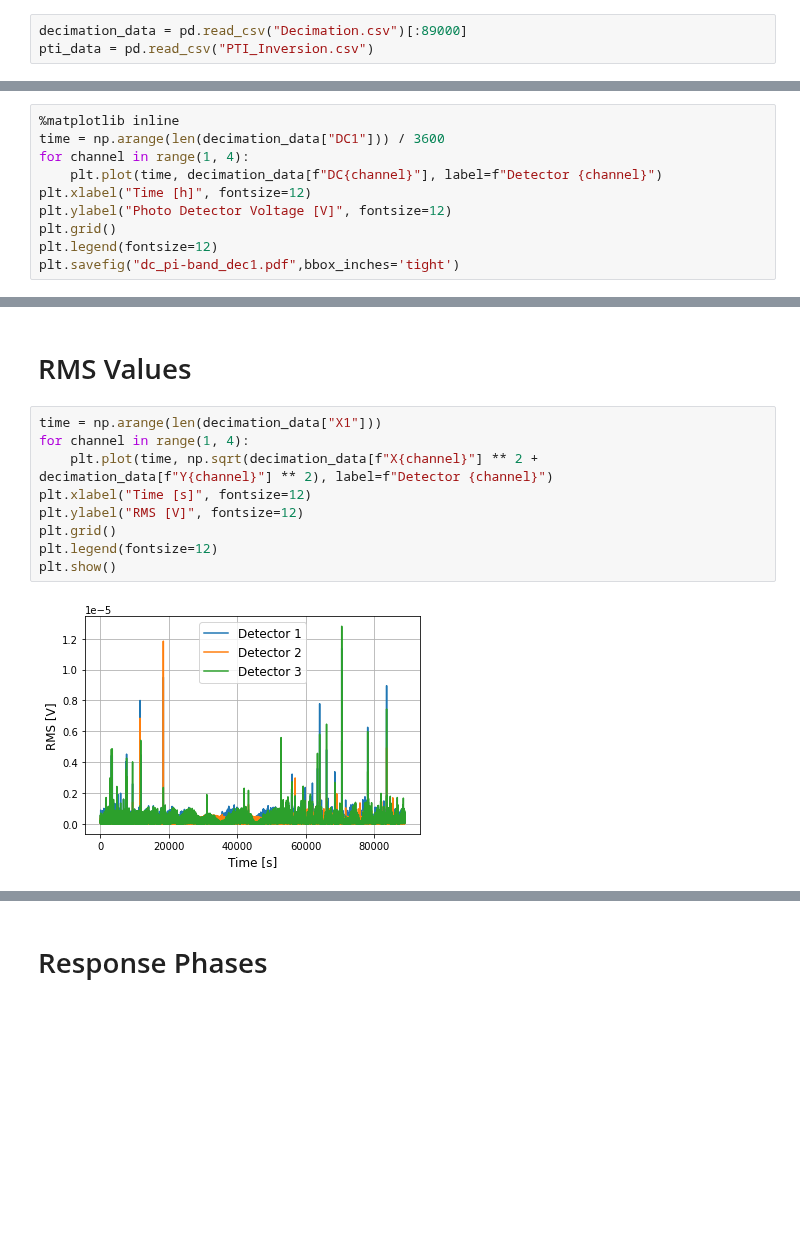
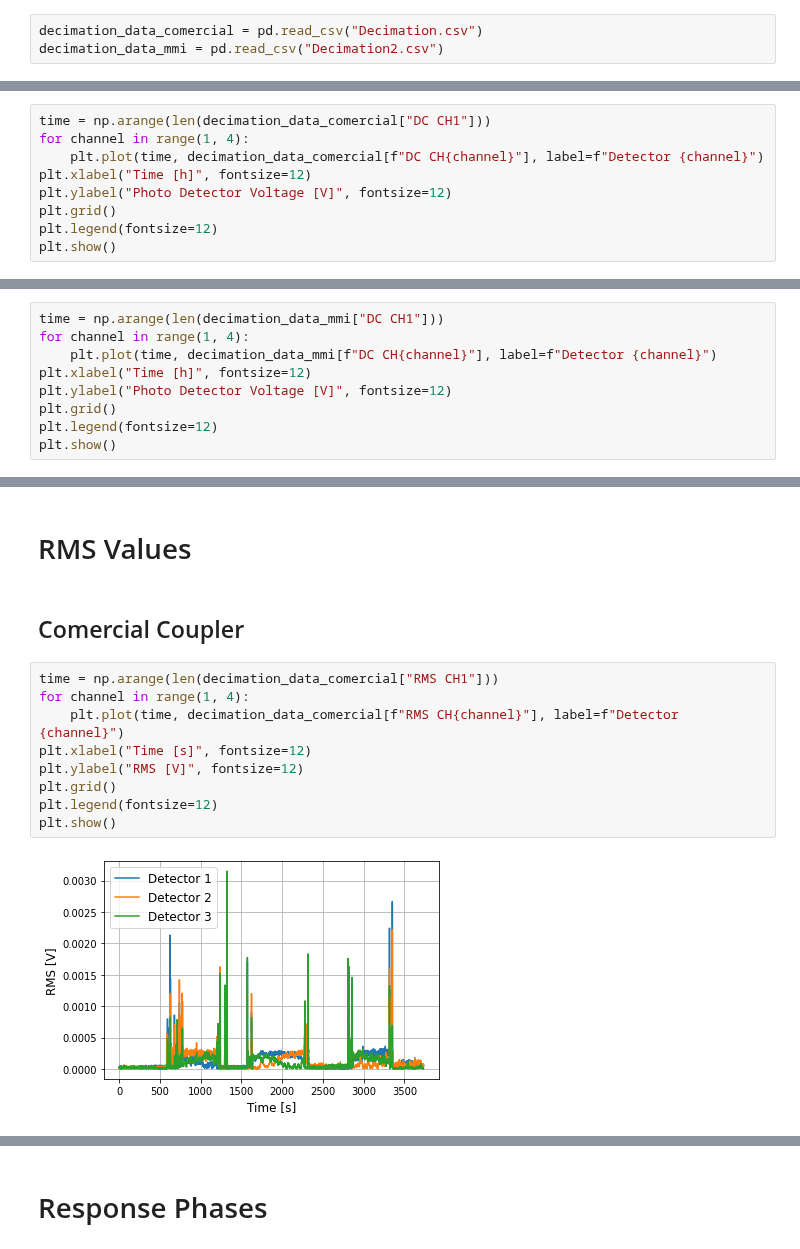
Before and after one commit to bilaljo/MiniPTI, a Jupyter notebook: notebooks/pti.ipynb, the cells around one changed output, grey strips where cells are left out. Drawn from its saved outputs; the diff is of its cells as text; blank space fills up the shorter version.

```diff
--- a/notebooks/pti.ipynb
+++ b/notebooks/pti.ipynb
@@ -6,7 +6,7 @@ from scipy.optimize import minimize
 # %%
 from phase_scan import PhaseScan
 # %%
-decimation_data = pd.read_csv("Decimation.csv")[:89000]
-pti_data = pd.read_csv("PTI_Inversion.csv")
+decimation_data_comercial = pd.read_csv("Decimation.csv")
+decimation_data_mmi = pd.read_csv("Decimation2.csv")
 # %% [markdown]
 # DC Values
@@ -13,11 +15,10 @@ pti_data = pd.read_csv("PTI_Inversion.csv")
 # %%
-%matplotlib inline
-time = np.arange(len(decimation_data["DC1"])) / 3600
+time = np.arange(len(decimation_data_comercial["DC CH1"]))
 for channel in range(1, 4):
-    plt.plot(time, decimation_data[f"DC{channel}"], label=f"Detector {channel}")
+    plt.plot(time, decimation_data_comercial[f"DC CH{channel}"], label=f"Detector {channel}")
 plt.xlabel("Time [h]", fontsize=12)
 plt.ylabel("Photo Detector Voltage [V]", fontsize=12)
 plt.grid()
 plt.legend(fontsize=12)
-plt.savefig("dc_pi-band_dec1.pdf",bbox_inches='tight')
+plt.show()
 # %% [output]
@@ -24,0 +28,9 @@ plt.savefig("dc_pi-band_dec1.pdf",bbox_inches='tight')
+# %%
+time = np.arange(len(decimation_data_mmi["DC CH1"]))
+for channel in range(1, 4):
+    plt.plot(time, decimation_data_mmi[f"DC CH{channel}"], label=f"Detector {channel}")
+plt.xlabel("Time [h]", fontsize=12)
+plt.ylabel("Photo Detector Voltage [V]", fontsize=12)
+plt.grid()
+plt.legend(fontsize=12)
+plt.show()
@@ -25,13 +39,15 @@ plt.savefig("dc_pi-band_dec1.pdf",bbox_inches='tight')
 # %% [markdown]
 # RMS Values
+# %% [markdown]
+## Comercial Coupler
 # %%
-time = np.arange(len(decimation_data["X1"]))
+time = np.arange(len(decimation_data_comercial["RMS CH1"]))
 for channel in range(1, 4):
-    plt.plot(time, np.sqrt(decimation_data[f"X{channel}"] ** 2 + decimation_data[f"Y{channel}"] ** 2), label=f"Detector {channel}")
+    plt.plot(time, decimation_data_comercial[f"RMS CH{channel}"], label=f"Detector {channel}")
 plt.xlabel("Time [s]", fontsize=12)
 plt.ylabel("RMS [V]", fontsize=12)
 plt.grid()
 plt.legend(fontsize=12)
 plt.show()
 # %% [output]
-[figure, old version]
+[figure, new version]
```
Also changed, not shown: parts of 64 cells of this notebook.
